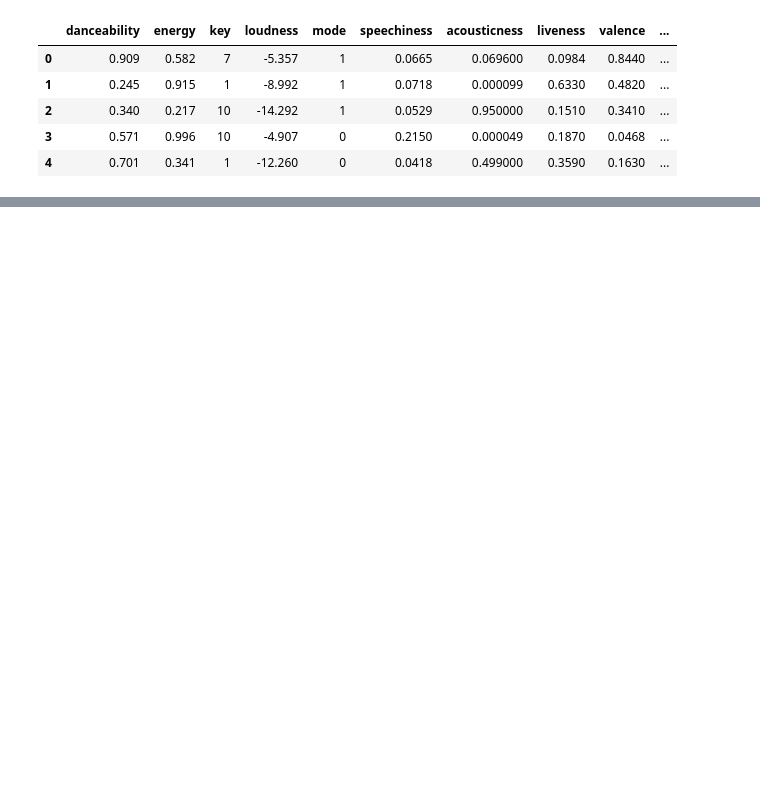
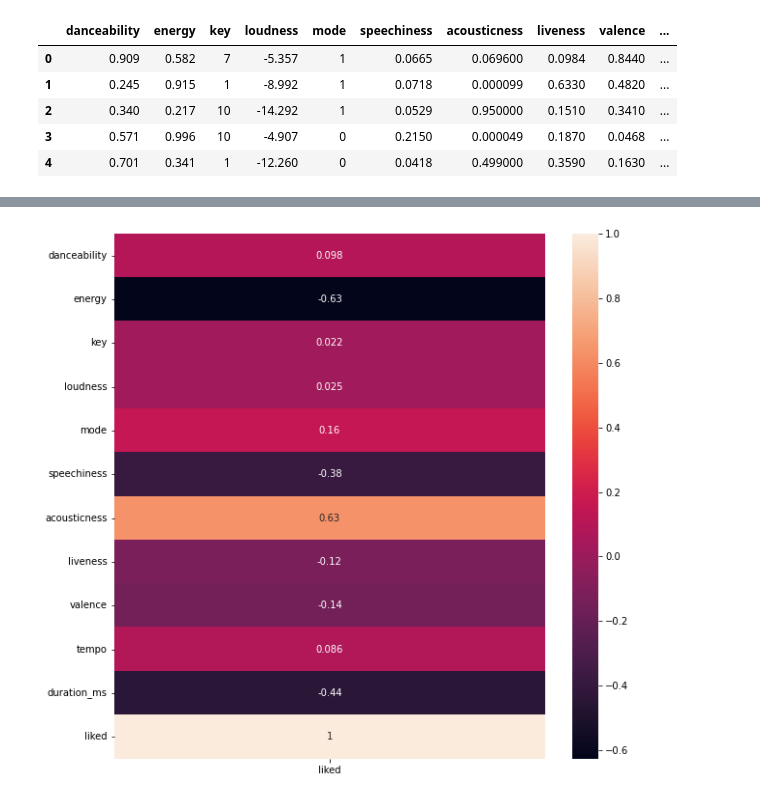
Before and after one commit to CS418/group-project-blackbox, a Jupyter notebook: Spotify.ipynb, the cells around one changed output, grey strips where cells are left out. Saved outputs shown, nothing was run; the diff lists cells and outputs as text; code cells hidden in the pictures; blank space fills up the shorter version.

```diff
--- a/Spotify.ipynb
+++ b/Spotify.ipynb
@@ -233,0 +267,10 @@ data.head()
+# %%
+corr = data.corr()[["liked"]]
+fig, ax = plt.subplots(figsize=(10,10))
+sns.heatmap(
+    corr,
+    annot=True,
+    ax=ax
+);
+# %% [output]
+[figure, added]
```
Also changed, not shown: parts of 7 cells of this notebook.
